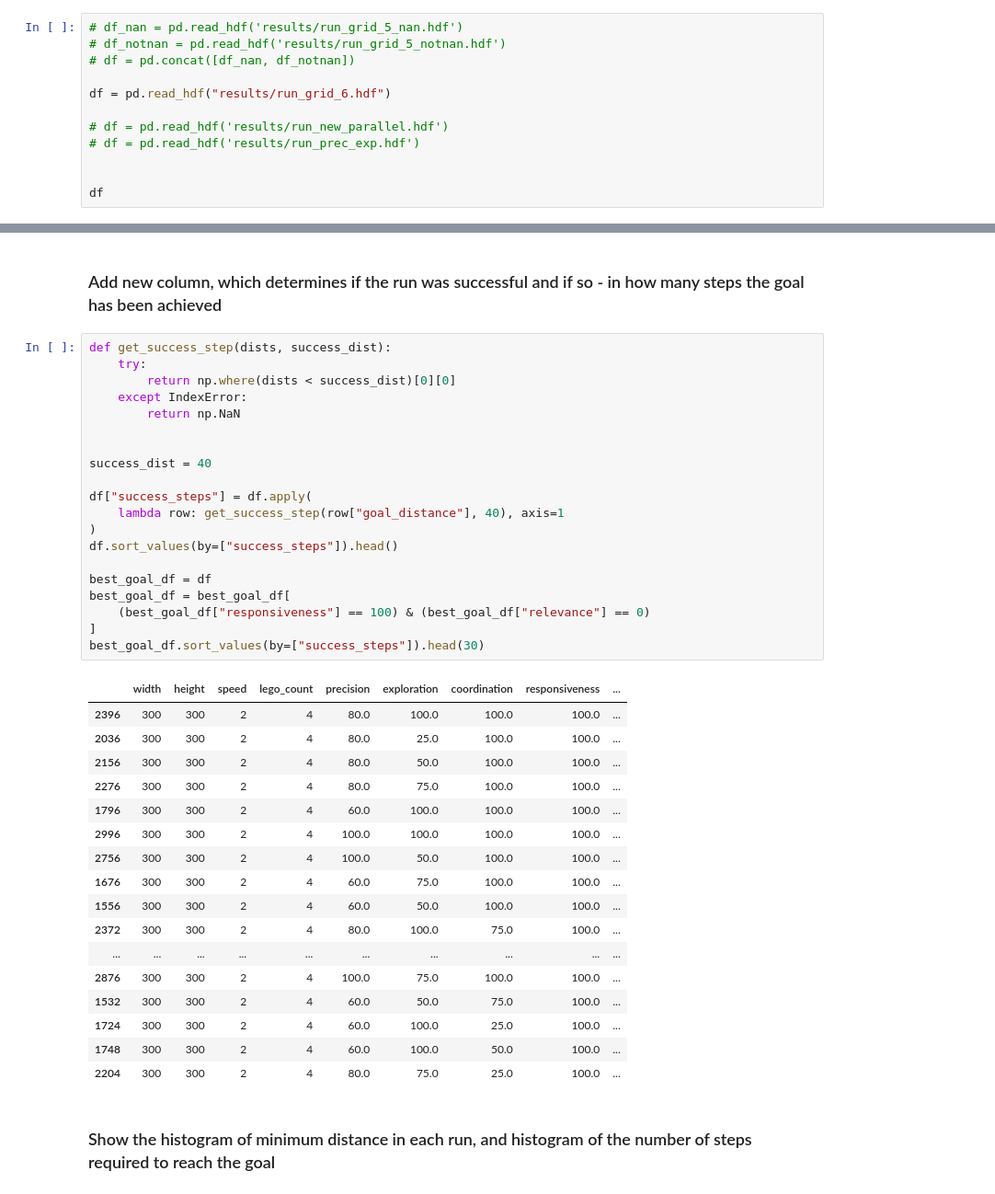
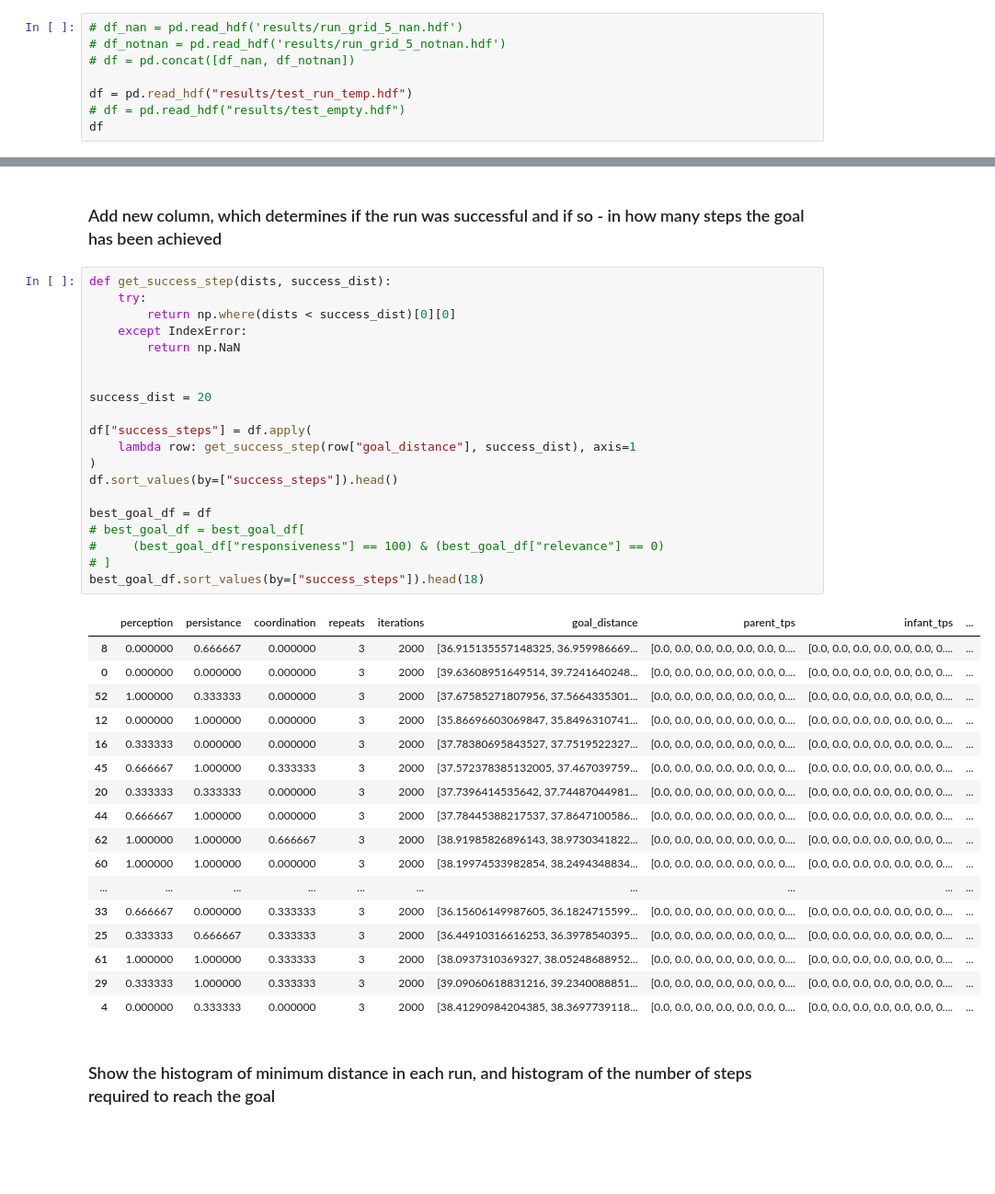
Before and after one commit to roznawsk/infant-abm, a Jupyter notebook: open_results.ipynb, the cells around one changed output, grey strips where cells are left out. Shown at 92% size. Cells and saved outputs as stored; diff of their text form; blank space fills up the shorter version.

```diff
--- a/open_results.ipynb
+++ b/open_results.ipynb
@@ -25,11 +25,7 @@ pylab.rcParams.update(params)
 # df_notnan = pd.read_hdf('results/run_grid_5_notnan.hdf')
 # df = pd.concat([df_nan, df_notnan])
 
-df = pd.read_hdf("results/run_grid_6.hdf")
-
-# df = pd.read_hdf('results/run_new_parallel.hdf')
-# df = pd.read_hdf('results/run_prec_exp.hdf')
-
-
+df = pd.read_hdf("results/test_run_temp.hdf")
+# df = pd.read_hdf("results/test_empty.hdf")
 df
 # %% [output]
@@ -122,41 +123,41 @@ for r in random_runs:
 # %%
 def get_success_step(dists, success_dist):
     try:
         return np.where(dists < success_dist)[0][0]
     except IndexError:
         return np.NaN
 
 
-success_dist = 40
+success_dist = 20
 
 df["success_steps"] = df.apply(
-    lambda row: get_success_step(row["goal_distance"], 40), axis=1
+    lambda row: get_success_step(row["goal_distance"], success_dist), axis=1
 )
 df.sort_values(by=["success_steps"]).head()
 
 best_goal_df = df
-best_goal_df = best_goal_df[
-    (best_goal_df["responsiveness"] == 100) & (best_goal_df["relevance"] == 0)
-]
-best_goal_df.sort_values(by=["success_steps"]).head(30)
+# best_goal_df = best_goal_df[
+#     (best_goal_df["responsiveness"] == 100) & (best_goal_df["relevance"] == 0)
+# ]
+best_goal_df.sort_values(by=["success_steps"]).head(18)
 # %% [output]
-|  | width | height | speed | lego_count | precision | exploration | coordination | responsiveness | ... |
-| 2396 | 300 | 300 | 2 | 4 | 80.0 | 100.0 | 100.0 | 100.0 | ... |
-| 2036 | 300 | 300 | 2 | 4 | 80.0 | 25.0 | 100.0 | 100.0 | ... |
-| 2156 | 300 | 300 | 2 | 4 | 80.0 | 50.0 | 100.0 | 100.0 | ... |
-| 2276 | 300 | 300 | 2 | 4 | 80.0 | 75.0 | 100.0 | 100.0 | ... |
-| 1796 | 300 | 300 | 2 | 4 | 60.0 | 100.0 | 100.0 | 100.0 | ... |
-| 2996 | 300 | 300 | 2 | 4 | 100.0 | 100.0 | 100.0 | 100.0 | ... |
-| 2756 | 300 | 300 | 2 | 4 | 100.0 | 50.0 | 100.0 | 100.0 | ... |
-| 1676 | 300 | 300 | 2 | 4 | 60.0 | 75.0 | 100.0 | 100.0 | ... |
-| 1556 | 300 | 300 | 2 | 4 | 60.0 | 50.0 | 100.0 | 100.0 | ... |
-| 2372 | 300 | 300 | 2 | 4 | 80.0 | 100.0 | 75.0 | 100.0 | ... |
+|  | perception | persistance | coordination | repeats | iterations | goal_distance | parent_tps | infant_tps | ... |
+| 8 | 0.000000 | 0.666667 | 0.000000 | 3 | 2000 | [36.915135557148325, 36.959986669... | [0.0, 0.0, 0.0, 0.0, 0.0, 0.0, 0.... | [0.0, 0.0, 0.0, 0.0, 0.0, 0.0, 0.... | ... |
+| 0 | 0.000000 | 0.000000 | 0.000000 | 3 | 2000 | [39.63608951649514, 39.7241640248... | [0.0, 0.0, 0.0, 0.0, 0.0, 0.0, 0.... | [0.0, 0.0, 0.0, 0.0, 0.0, 0.0, 0.... | ... |
+| 52 | 1.000000 | 0.333333 | 0.000000 | 3 | 2000 | [37.67585271807956, 37.5664335301... | [0.0, 0.0, 0.0, 0.0, 0.0, 0.0, 0.... | [0.0, 0.0, 0.0, 0.0, 0.0, 0.0, 0.... | ... |
+| 12 | 0.000000 | 1.000000 | 0.000000 | 3 | 2000 | [35.86696603069847, 35.8496310741... | [0.0, 0.0, 0.0, 0.0, 0.0, 0.0, 0.... | [0.0, 0.0, 0.0, 0.0, 0.0, 0.0, 0.... | ... |
+| 16 | 0.333333 | 0.000000 | 0.000000 | 3 | 2000 | [37.78380695843527, 37.7519522327... | [0.0, 0.0, 0.0, 0.0, 0.0, 0.0, 0.... | [0.0, 0.0, 0.0, 0.0, 0.0, 0.0, 0.... | ... |
+| 45 | 0.666667 | 1.000000 | 0.333333 | 3 | 2000 | [37.572378385132005, 37.467039759... | [0.0, 0.0, 0.0, 0.0, 0.0, 0.0, 0.... | [0.0, 0.0, 0.0, 0.0, 0.0, 0.0, 0.... | ... |
+| 20 | 0.333333 | 0.333333 | 0.000000 | 3 | 2000 | [37.7396414535642, 37.74487044981... | [0.0, 0.0, 0.0, 0.0, 0.0, 0.0, 0.... | [0.0, 0.0, 0.0, 0.0, 0.0, 0.0, 0.... | ... |
+| 44 | 0.666667 | 1.000000 | 0.000000 | 3 | 2000 | [37.78445388217537, 37.8647100586... | [0.0, 0.0, 0.0, 0.0, 0.0, 0.0, 0.... | [0.0, 0.0, 0.0, 0.0, 0.0, 0.0, 0.... | ... |
+| 62 | 1.000000 | 1.000000 | 0.666667 | 3 | 2000 | [38.91985826896143, 38.9730341822... | [0.0, 0.0, 0.0, 0.0, 0.0, 0.0, 0.... | [0.0, 0.0, 0.0, 0.0, 0.0, 0.0, 0.... | ... |
+| 60 | 1.000000 | 1.000000 | 0.000000 | 3 | 2000 | [38.19974533982854, 38.2494348834... | [0.0, 0.0, 0.0, 0.0, 0.0, 0.0, 0.... | [0.0, 0.0, 0.0, 0.0, 0.0, 0.0, 0.... | ... |
 | ... | ... | ... | ... | ... | ... | ... | ... | ... | ... |
-| 2876 | 300 | 300 | 2 | 4 | 100.0 | 75.0 | 100.0 | 100.0 | ... |
-| 1532 | 300 | 300 | 2 | 4 | 60.0 | 50.0 | 75.0 | 100.0 | ... |
-| 1724 | 300 | 300 | 2 | 4 | 60.0 | 100.0 | 25.0 | 100.0 | ... |
-| 1748 | 300 | 300 | 2 | 4 | 60.0 | 100.0 | 50.0 | 100.0 | ... |
-| 2204 | 300 | 300 | 2 | 4 | 80.0 | 75.0 | 25.0 | 100.0 | ... |
+| 33 | 0.666667 | 0.000000 | 0.333333 | 3 | 2000 | [36.15606149987605, 36.1824715599... | [0.0, 0.0, 0.0, 0.0, 0.0, 0.0, 0.... | [0.0, 0.0, 0.0, 0.0, 0.0, 0.0, 0.... | ... |
+| 25 | 0.333333 | 0.666667 | 0.333333 | 3 | 2000 | [36.44910316616253, 36.3978540395... | [0.0, 0.0, 0.0, 0.0, 0.0, 0.0, 0.... | [0.0, 0.0, 0.0, 0.0, 0.0, 0.0, 0.... | ... |
+| 61 | 1.000000 | 1.000000 | 0.333333 | 3 | 2000 | [38.0937310369327, 38.05248688952... | [0.0, 0.0, 0.0, 0.0, 0.0, 0.0, 0.... | [0.0, 0.0, 0.0, 0.0, 0.0, 0.0, 0.... | ... |
+| 29 | 0.333333 | 1.000000 | 0.333333 | 3 | 2000 | [39.09060618831216, 39.2340088851... | [0.0, 0.0, 0.0, 0.0, 0.0, 0.0, 0.... | [0.0, 0.0, 0.0, 0.0, 0.0, 0.0, 0.... | ... |
+| 4 | 0.000000 | 0.333333 | 0.000000 | 3 | 2000 | [38.41290984204385, 38.3697739118... | [0.0, 0.0, 0.0, 0.0, 0.0, 0.0, 0.... | [0.0, 0.0, 0.0, 0.0, 0.0, 0.0, 0.... | ... |
 # %% [markdown]
 ### Show the histogram of minimum distance in each run, and histogram of the number of steps required to reach the goal
 # %%
```
Also changed, not shown: parts of 5 cells of this notebook, 15 other files.
